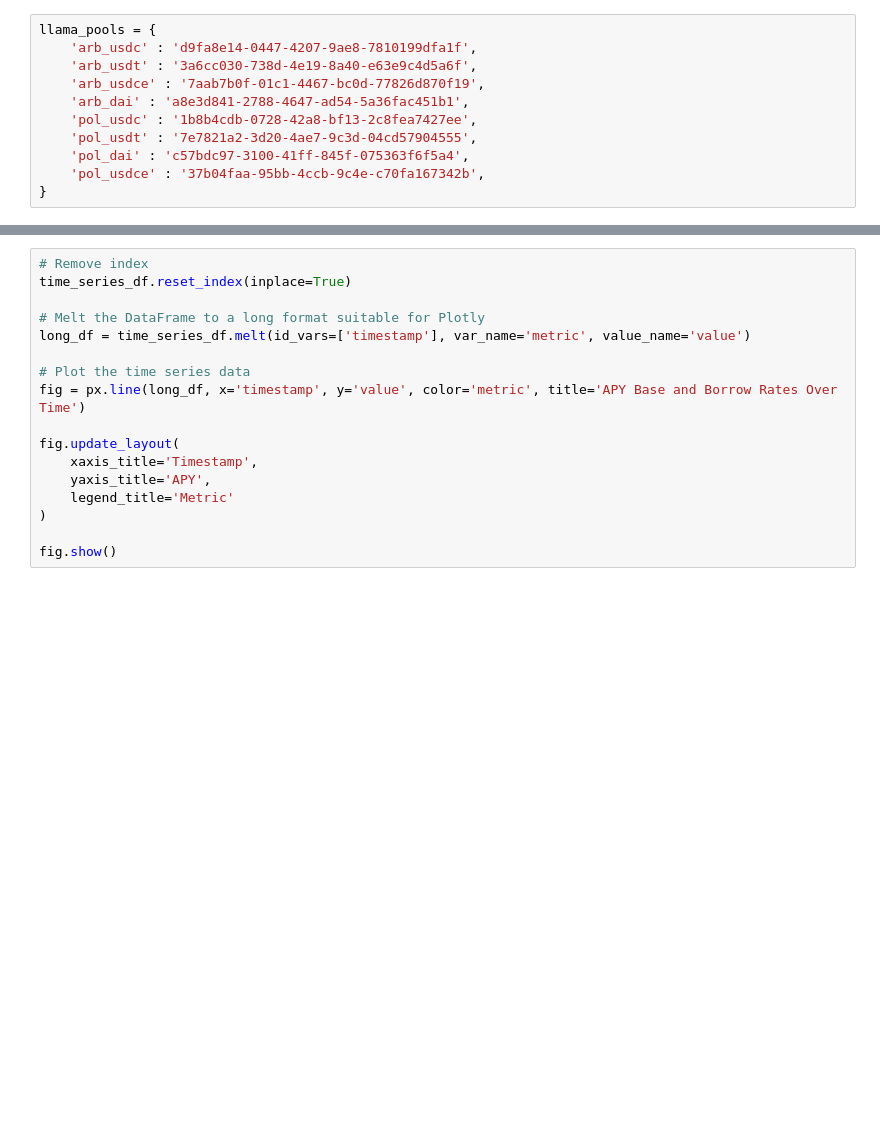
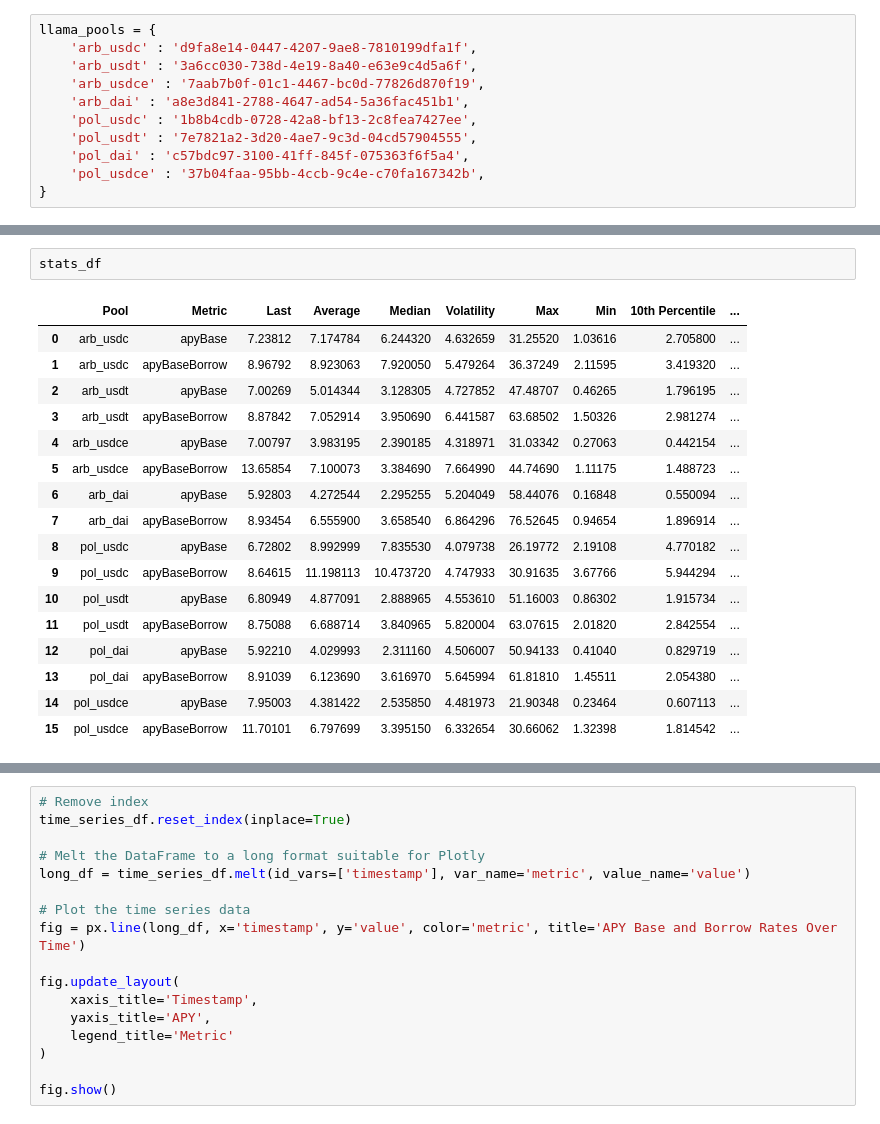
Before and after one commit to cleyfe/Aave_Functions, a Jupyter notebook: testing/historical_supply_borrow.ipynb, the cells around one changed output, grey strips where cells are left out. Saved outputs shown, nothing was run; the diff lists cells and outputs as text; blank space fills up the shorter version.

```diff
--- a/testing/historical_supply_borrow.ipynb
+++ b/testing/historical_supply_borrow.ipynb
@@ -86,6 +88,26 @@ for pool_name, pool_id in llama_pools.items():
 
 # Convert the stats list to a DataFrame
 stats_df = pd.DataFrame(stats_list)
+# %%
+stats_df
+# %% [output]
+|  | Pool | Metric | Last | Average | Median | Volatility | Max | Min | 10th Percentile | ... |
+| 0 | arb_usdc | apyBase | 7.23812 | 7.174784 | 6.244320 | 4.632659 | 31.25520 | 1.03616 | 2.705800 | ... |
+| 1 | arb_usdc | apyBaseBorrow | 8.96792 | 8.923063 | 7.920050 | 5.479264 | 36.37249 | 2.11595 | 3.419320 | ... |
+| 2 | arb_usdt | apyBase | 7.00269 | 5.014344 | 3.128305 | 4.727852 | 47.48707 | 0.46265 | 1.796195 | ... |
+| 3 | arb_usdt | apyBaseBorrow | 8.87842 | 7.052914 | 3.950690 | 6.441587 | 63.68502 | 1.50326 | 2.981274 | ... |
+| 4 | arb_usdce | apyBase | 7.00797 | 3.983195 | 2.390185 | 4.318971 | 31.03342 | 0.27063 | 0.442154 | ... |
+| 5 | arb_usdce | apyBaseBorrow | 13.65854 | 7.100073 | 3.384690 | 7.664990 | 44.74690 | 1.11175 | 1.488723 | ... |
+| 6 | arb_dai | apyBase | 5.92803 | 4.272544 | 2.295255 | 5.204049 | 58.44076 | 0.16848 | 0.550094 | ... |
+| 7 | arb_dai | apyBaseBorrow | 8.93454 | 6.555900 | 3.658540 | 6.864296 | 76.52645 | 0.94654 | 1.896914 | ... |
+| 8 | pol_usdc | apyBase | 6.72802 | 8.992999 | 7.835530 | 4.079738 | 26.19772 | 2.19108 | 4.770182 | ... |
+| 9 | pol_usdc | apyBaseBorrow | 8.64615 | 11.198113 | 10.473720 | 4.747933 | 30.91635 | 3.67766 | 5.944294 | ... |
+| 10 | pol_usdt | apyBase | 6.80949 | 4.877091 | 2.888965 | 4.553610 | 51.16003 | 0.86302 | 1.915734 | ... |
+| 11 | pol_usdt | apyBaseBorrow | 8.75088 | 6.688714 | 3.840965 | 5.820004 | 63.07615 | 2.01820 | 2.842554 | ... |
+| 12 | pol_dai | apyBase | 5.92210 | 4.029993 | 2.311160 | 4.506007 | 50.94133 | 0.41040 | 0.829719 | ... |
+| 13 | pol_dai | apyBaseBorrow | 8.91039 | 6.123690 | 3.616970 | 5.645994 | 61.81810 | 1.45511 | 2.054380 | ... |
+| 14 | pol_usdce | apyBase | 7.95003 | 4.381422 | 2.535850 | 4.481973 | 21.90348 | 0.23464 | 0.607113 | ... |
+| 15 | pol_usdce | apyBaseBorrow | 11.70101 | 6.797699 | 3.395150 | 6.332654 | 30.66062 | 1.32398 | 1.814542 | ... |
 # %%
 # Categorize pools into Polygon and Arbitrum
 stats_df['Category'] = stats_df['Pool'].apply(lambda x: 'Polygon' if x.startswith('pol') else 'Arbitrum')
```
Also changed, not shown: parts of 7 cells of this notebook.
